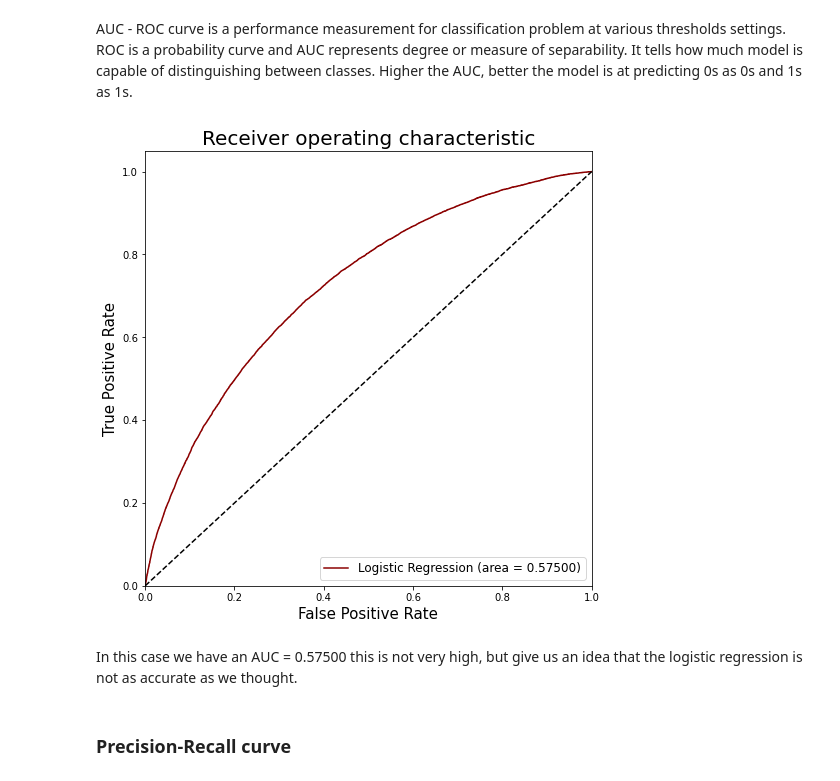
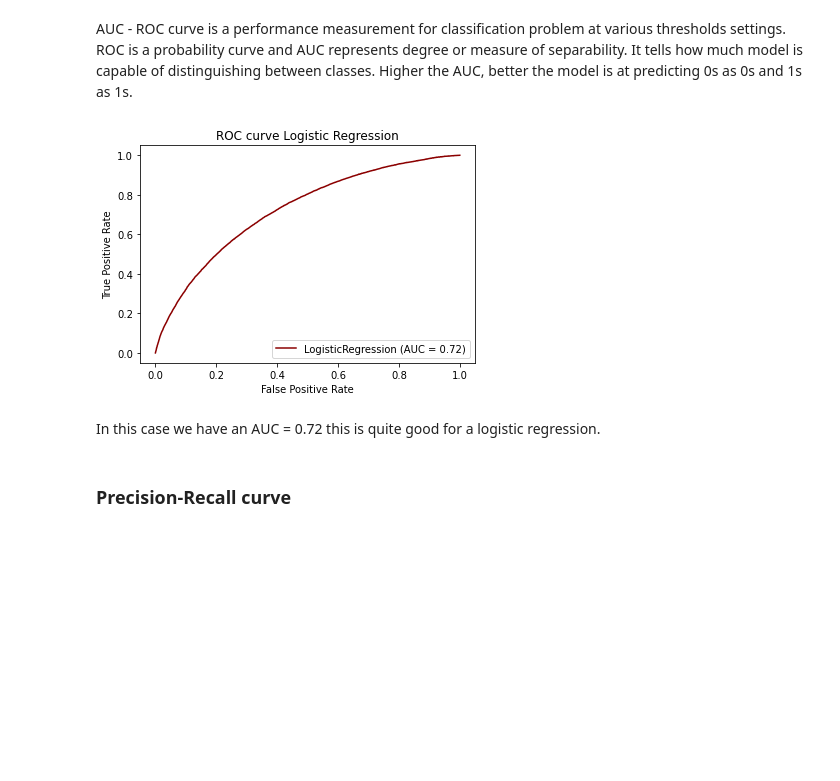
Before and after one commit to jlopezgaldon/lending_club, a Jupyter notebook: notebooks/04_LOGISTIC.ipynb, the cells around one changed output. Cells and saved outputs as stored; diff of their text form; code cells hidden in the pictures; blank space fills up the shorter version.

```diff
--- a/notebooks/04_LOGISTIC.ipynb
+++ b/notebooks/04_LOGISTIC.ipynb
@@ -177,39 +177,18 @@ On the other hand, as we said above the logistic regression is very poor predict
 ### ROC Curve
 # %% [markdown]
 AUC - ROC curve is a performance measurement for classification problem at various thresholds settings. ROC is a probability curve and AUC represents degree or measure of separability. It tells how much model is capable of distinguishing between classes. Higher the AUC, better the model is at predicting 0s as 0s and 1s as 1s.
-# %%
-    # Create the roc score
-logit_roc_auc = roc_auc_score(y_val, logreg.predict(X_val))
-
-    # Create the curve
-fpr, tpr, thresholds = roc_curve(y_val, logreg.predict_proba(X_val)[:,1])
-
-    # Set the figure size
-plt.figure(figsize=(8, 8))
-
-    # Params for the plot
-plt.plot(fpr, tpr, '#8B0000', label='Logistic Regression (area = %0.5f)' % logit_roc_auc)
-plt.plot([0, 1], [0, 1],'k--')
-plt.xlim([0.0, 1.0])
-plt.ylim([0.0, 1.05])
-
-    # Labels params
-fontsize = 12
-fontsize_lab = 15
-fontsize_tit = 20
-
-    # Labels, title and legend modifications
-plt.xlabel('False Positive Rate', fontsize=fontsize_lab)
-plt.ylabel('True Positive Rate', fontsize=fontsize_lab)
-plt.title('Receiver operating characteristic', fontsize=fontsize_tit)
-plt.legend(loc="lower right", fontsize=fontsize)
-
-    # Show the plot
-plt.show()
-# %% [output]
-[figure, removed]
+# %%
+    # Parametrize
+classifier = logreg
+
+disp = metrics.plot_roc_curve(classifier, X_val, y_val, color='#8B0000')
+
+    # Set title
+disp.ax_.set_title('ROC curve Logistic Regression');
+# %% [output]
+[figure, added]
 # %% [markdown]
-In this case we have an AUC = 0.57500 this is not very high, but give us an idea that the logistic regression is not as accurate as we thought.
+In this case we have an AUC = 0.72 this is quite good for a logistic regression.
 # %% [markdown]
 ### Precision-Recall curve
 # %% [markdown]
```
